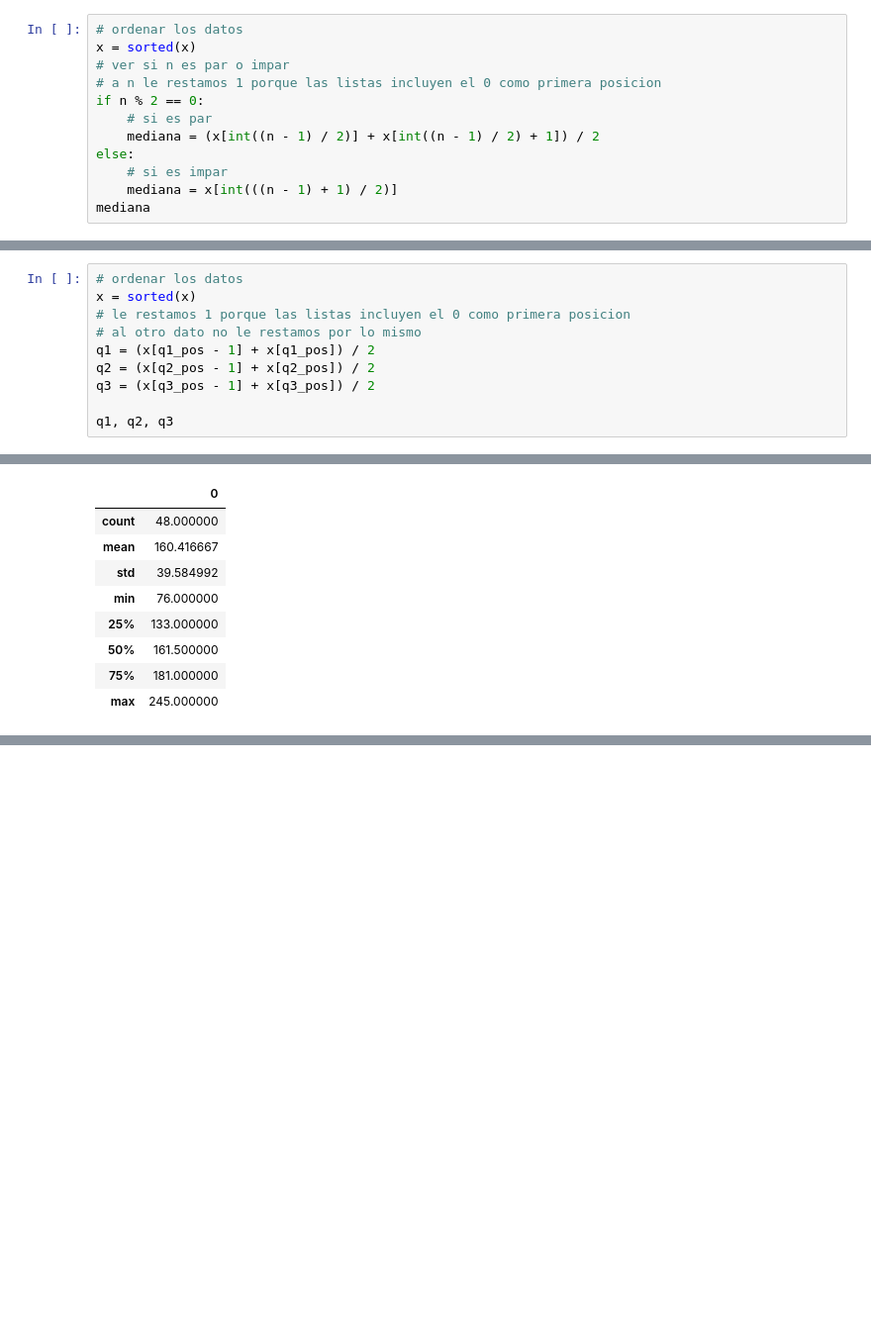
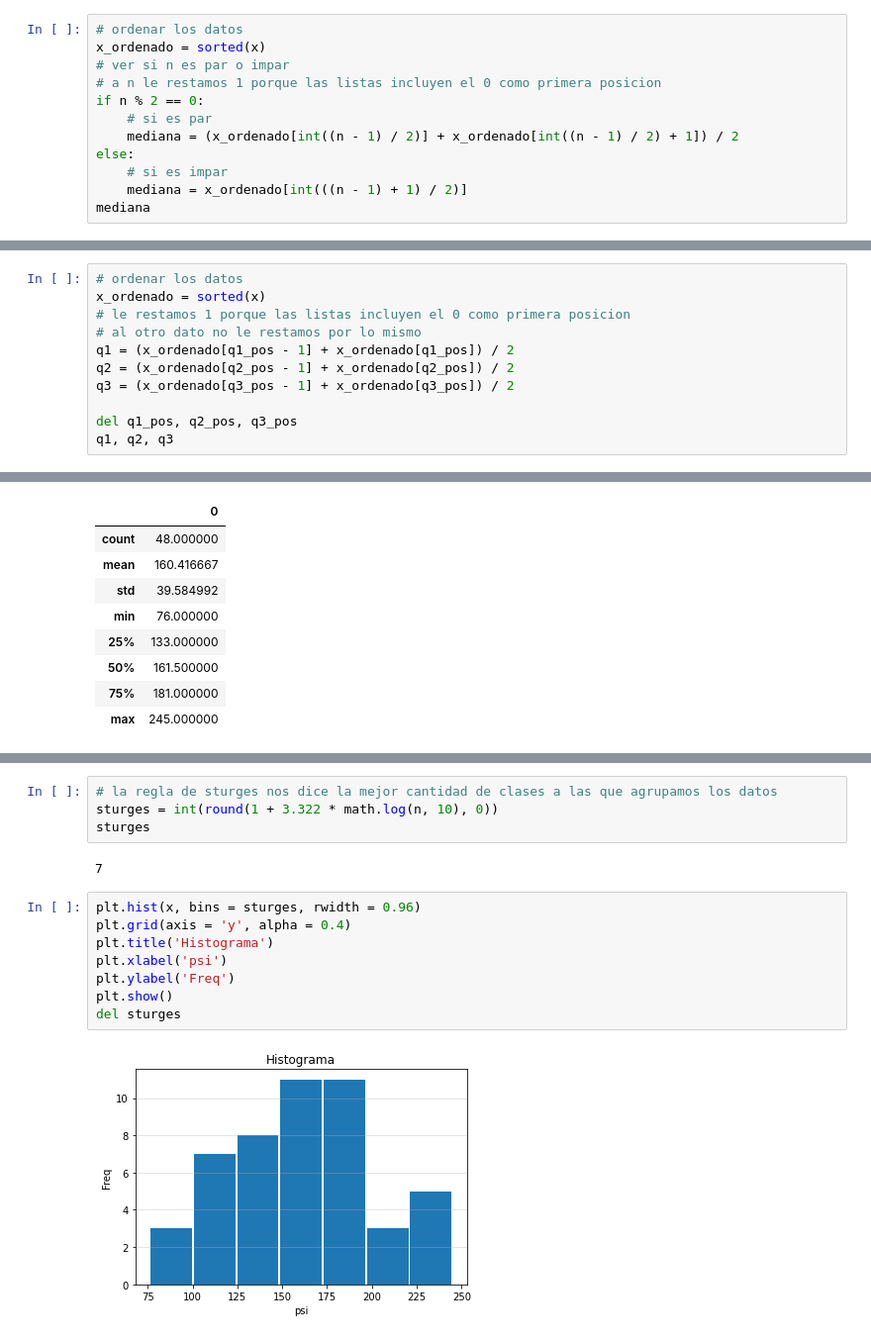
Before and after one commit to Pmz94/data-science, a Jupyter notebook: estadistica.ipynb, the cells around one changed output, grey strips where cells are left out. Shown at 99% size. Cells and saved outputs as stored; diff of their text form; blank space fills up the shorter version.

```diff
--- a/estadistica.ipynb
+++ b/estadistica.ipynb
@@ -32,15 +36,15 @@ n, minimo, maximo, rango, promedio
 Para sacar la **mediana** hay que ordenar de menor a mayor los datos y encontrar el dato que este justo en medio
 # %%
 # ordenar los datos
-x = sorted(x)
+x_ordenado = sorted(x)
 # ver si n es par o impar
 # a n le restamos 1 porque las listas incluyen el 0 como primera posicion
 if n % 2 == 0:
 	# si es par
-	mediana = (x[int((n - 1) / 2)] + x[int((n - 1) / 2) + 1]) / 2
+	mediana = (x_ordenado[int((n - 1) / 2)] + x_ordenado[int((n - 1) / 2) + 1]) / 2
 else:
 	# si es impar
-	mediana = x[int(((n - 1) + 1) / 2)]
+	mediana = x_ordenado[int(((n - 1) + 1) / 2)]
 mediana
 # %% [output]
 161.5
@@ -120,13 +127,14 @@ q1_pos, q2_pos, q3_pos
 (12, 24, 36)
 # %%
 # ordenar los datos
-x = sorted(x)
+x_ordenado = sorted(x)
 # le restamos 1 porque las listas incluyen el 0 como primera posicion
 # al otro dato no le restamos por lo mismo
-q1 = (x[q1_pos - 1] + x[q1_pos]) / 2
-q2 = (x[q2_pos - 1] + x[q2_pos]) / 2
-q3 = (x[q3_pos - 1] + x[q3_pos]) / 2
+q1 = (x_ordenado[q1_pos - 1] + x_ordenado[q1_pos]) / 2
+q2 = (x_ordenado[q2_pos - 1] + x_ordenado[q2_pos]) / 2
+q3 = (x_ordenado[q3_pos - 1] + x_ordenado[q3_pos]) / 2
 
+del q1_pos, q2_pos, q3_pos
 q1, q2, q3
 # %% [output]
 (133.0, 161.5, 181.0)
@@ -335,0 +305,16 @@ pd.DataFrame(x).describe()
+# %%
+# la regla de sturges nos dice la mejor cantidad de clases a las que agrupamos los datos
+sturges = int(round(1 + 3.322 * math.log(n, 10), 0))
+sturges
+# %% [output]
+7
+# %%
+plt.hist(x, bins = sturges, rwidth = 0.96)
+plt.grid(axis = 'y', alpha = 0.4)
+plt.title('Histograma')
+plt.xlabel('psi')
+plt.ylabel('Freq')
+plt.show()
+del sturges
+# %% [output]
+[figure, added]
```
Also changed, not shown: parts of 17 cells of this notebook, 7 other files.
